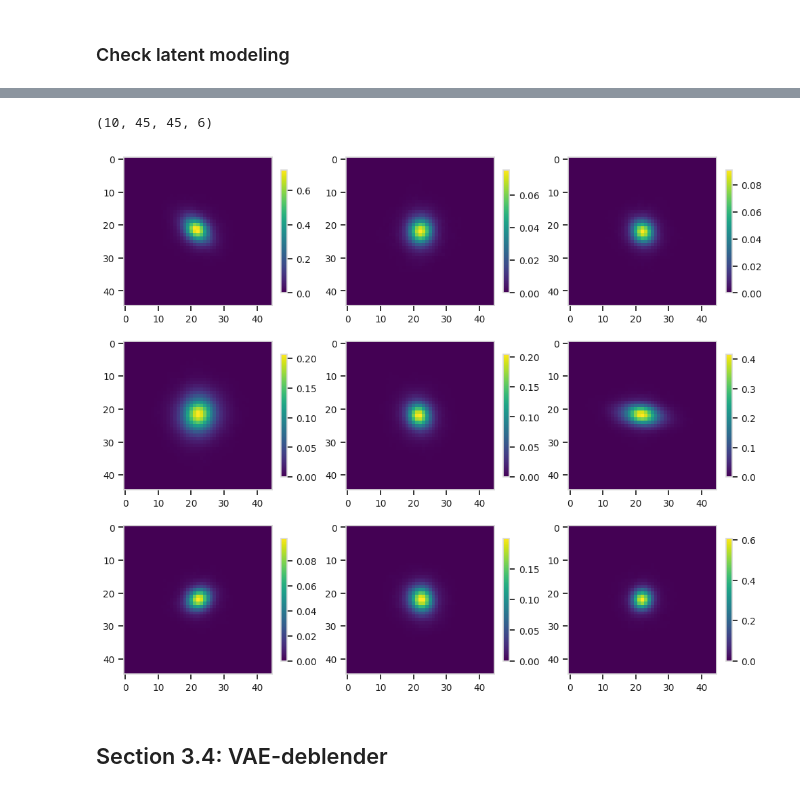
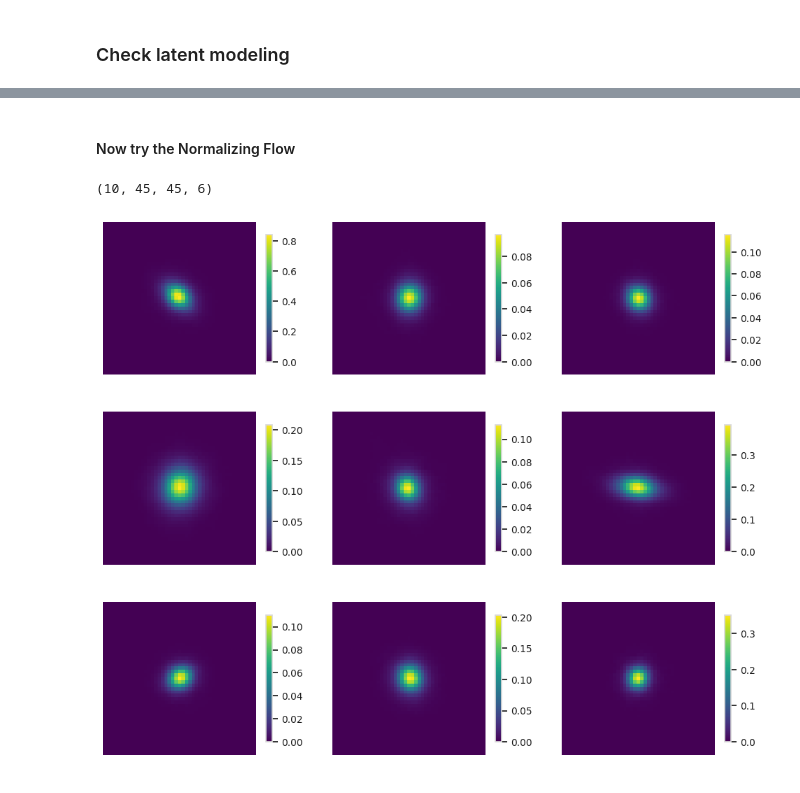
Before and after one commit to b-biswas/madness-benchmark, a Jupyter notebook: notebooks/3. Method.ipynb, the cells around one changed output, grey strips where cells are left out. Drawn from its saved outputs; the diff is of its cells as text; code cells hidden in the pictures.

```diff
--- a/notebooks/3. Method.ipynb
+++ b/notebooks/3. Method.ipynb
@@ -231,24 +299,30 @@ simulation = flow_net.decoder(flow_net.td.sample(10, seed=11)).numpy()
+# %% [markdown]
+#### Now try the Normalizing Flow
 # %%
-np.shape(simulation)
+simulation = flow_net.decoder(flow_net.td.sample(10, seed=11)).numpy()
-# %% [output]
-(10, 45, 45, 6)
 # %%
-fig, axs = plt.subplots(3, 3, figsize=(12, 10))
-
-for plot_row in range(3):
-    for plot_col in range(3):
-
-        im = axs[plot_row][plot_col].imshow(
-            simulation[plot_row * 3 + plot_col, :, :, 3]
-        )
-        cbar = fig.colorbar(im, ax=axs[plot_row][plot_col], shrink=0.8)
-#         cbar.ax.tick_params(labelsize=12)
-#         axs[plot_row][plot_col].tick_params(axis="both", which="major", labelsize=12)
-#         # axs[plot_row][plot_col].set_title("image" + str(plot_row*5+plot_col+1))
-
-plt.savefig("results/nf_simulations.pdf", bbox_inches="tight")
+np.shape(simulation)
 # %% [output]
-[figure, removed]
+(10, 45, 45, 6)
-# %% [markdown]
-## Section 3.4: VAE-deblender
+# %%
+fig, axs = plt.subplots(3, 3, figsize=(12, 10))
+
+
+for plot_row in range(3):
+    for plot_col in range(3):
+
+        im = axs[plot_row][plot_col].imshow(
+            simulation[plot_row * 3 + plot_col, :, :, 2]
+        )
+        cbar = fig.colorbar(im, ax=axs[plot_row][plot_col], shrink=0.8)
+
+        #         cbar.ax.tick_params(labelsize=12)
+        #         axs[plot_row][plot_col].tick_params(axis="both", which="major", labelsize=12)
+        #         # axs[plot_row][plot_col].set_title("image" + str(plot_row*5+plot_col+1))
+
+        axs[plot_row][plot_col].axis("off")
+plt.savefig("results/temp/nf_simulations", bbox_inches="tight", transparent=True)
+plt.savefig("results/nf_simulations.pdf", bbox_inches="tight")
+# %% [output]
+[figure, added]
 # %%
```
Also changed, not shown: parts of 22 cells of this notebook, 32 other files.
